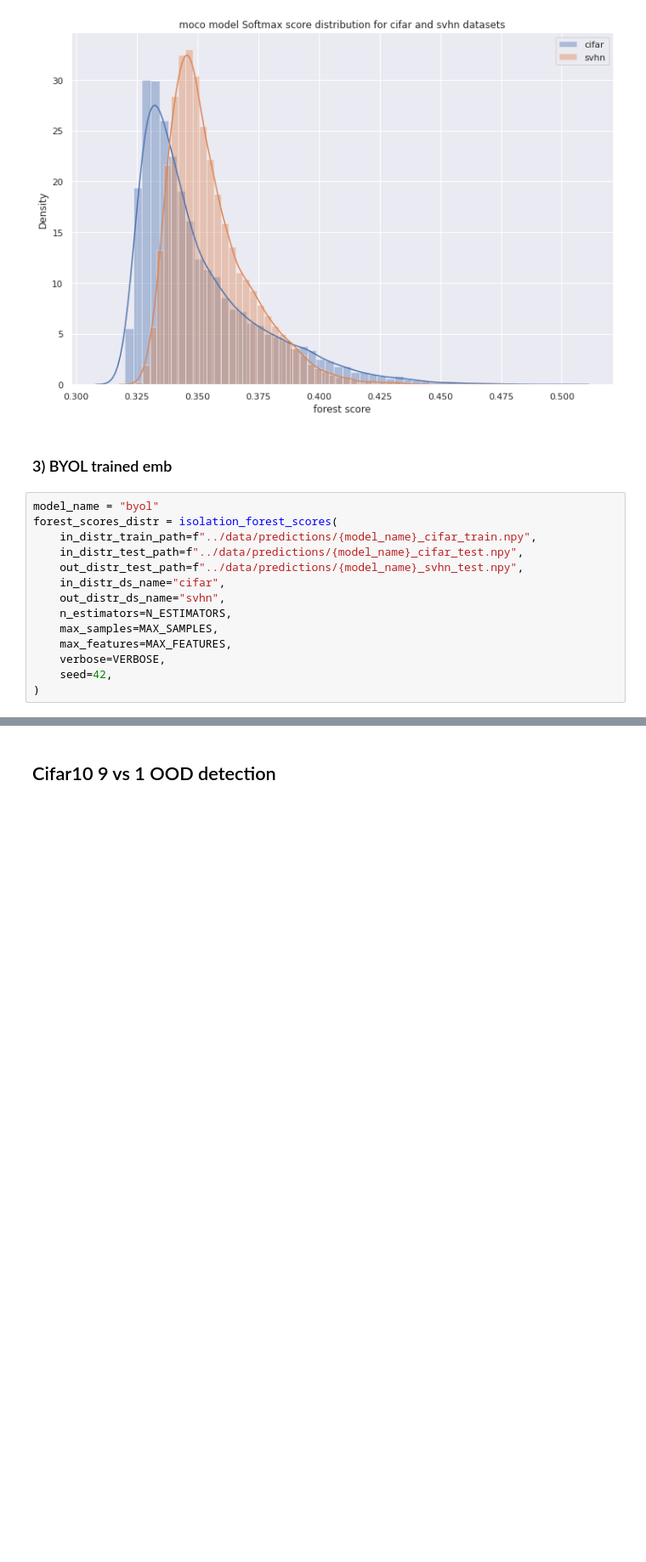
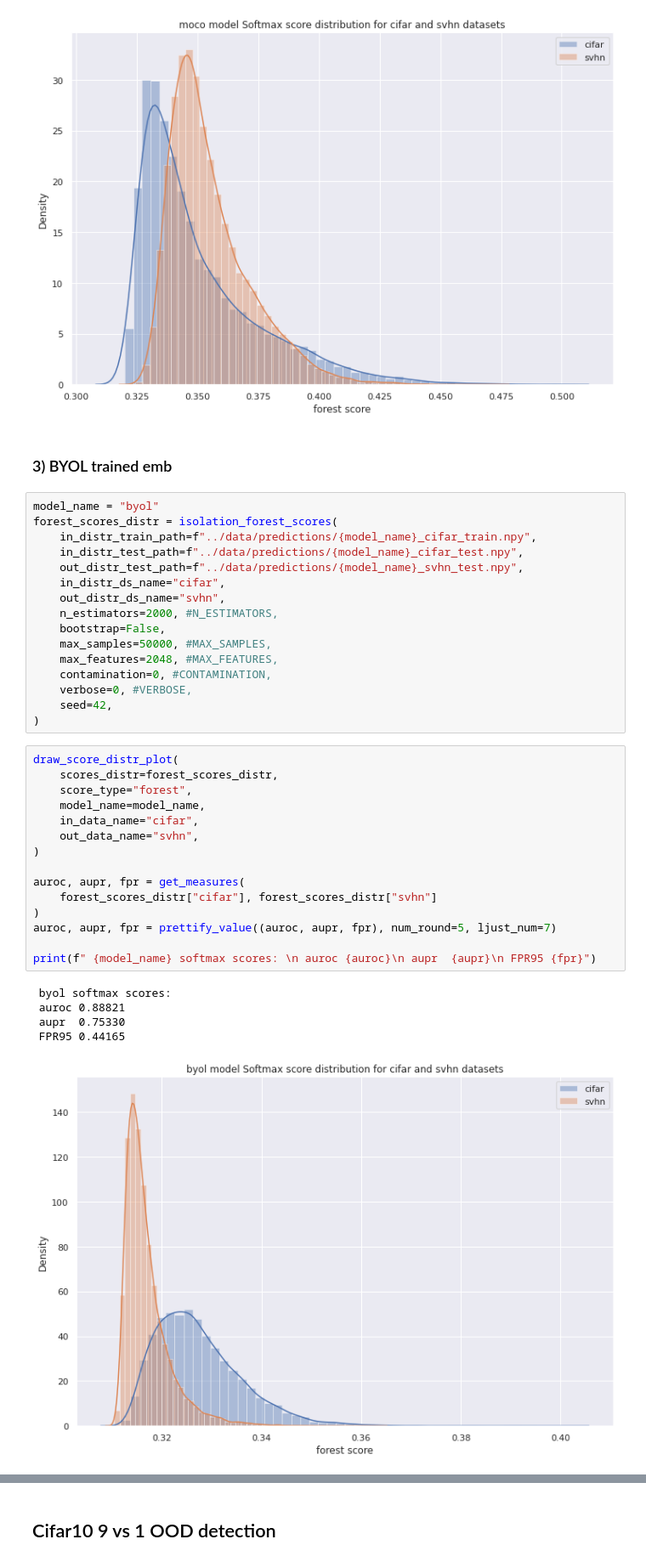
Before and after one commit to Leonid-Erlygin/ood, a Jupyter notebook: notebooks/OODIsolationForest.ipynb, the cells around one changed output, grey strips where cells are left out. Shown: that part at 85% size. Drawn from its saved outputs; the diff is of its cells as text; blank space fills up the shorter version.

```diff
--- a/notebooks/OODIsolationForest.ipynb
+++ b/notebooks/OODIsolationForest.ipynb
@@ -102,9 +103,32 @@ forest_scores_distr = isolation_forest_scores(
     out_distr_test_path=f"../data/predictions/{model_name}_svhn_test.npy",
     in_distr_ds_name="cifar",
     out_distr_ds_name="svhn",
-    n_estimators=N_ESTIMATORS,
-    max_samples=MAX_SAMPLES,
-    max_features=MAX_FEATURES,
-    verbose=VERBOSE,
+    n_estimators=2000, #N_ESTIMATORS,
+    bootstrap=False,
+    max_samples=50000, #MAX_SAMPLES,
+    max_features=2048, #MAX_FEATURES,
+    contamination=0, #CONTAMINATION,
+    verbose=0, #VERBOSE,
     seed=42,
 )
+# %%
+draw_score_distr_plot(
+    scores_distr=forest_scores_distr,
+    score_type="forest",
+    model_name=model_name,
+    in_data_name="cifar",
+    out_data_name="svhn",
+)
+
+auroc, aupr, fpr = get_measures(
+    forest_scores_distr["cifar"], forest_scores_distr["svhn"]
+)
+auroc, aupr, fpr = prettify_value((auroc, aupr, fpr), num_round=5, ljust_num=7)
+
+print(f" {model_name} softmax scores: \n auroc {auroc}\n aupr  {aupr}\n FPR95 {fpr}")
+# %% [output]
+ byol softmax scores:
+ auroc 0.88821
+ aupr  0.75330
+ FPR95 0.44165
+[figure, added]
```
Also changed, not shown: parts of 3 cells of this notebook, 1 other file.
